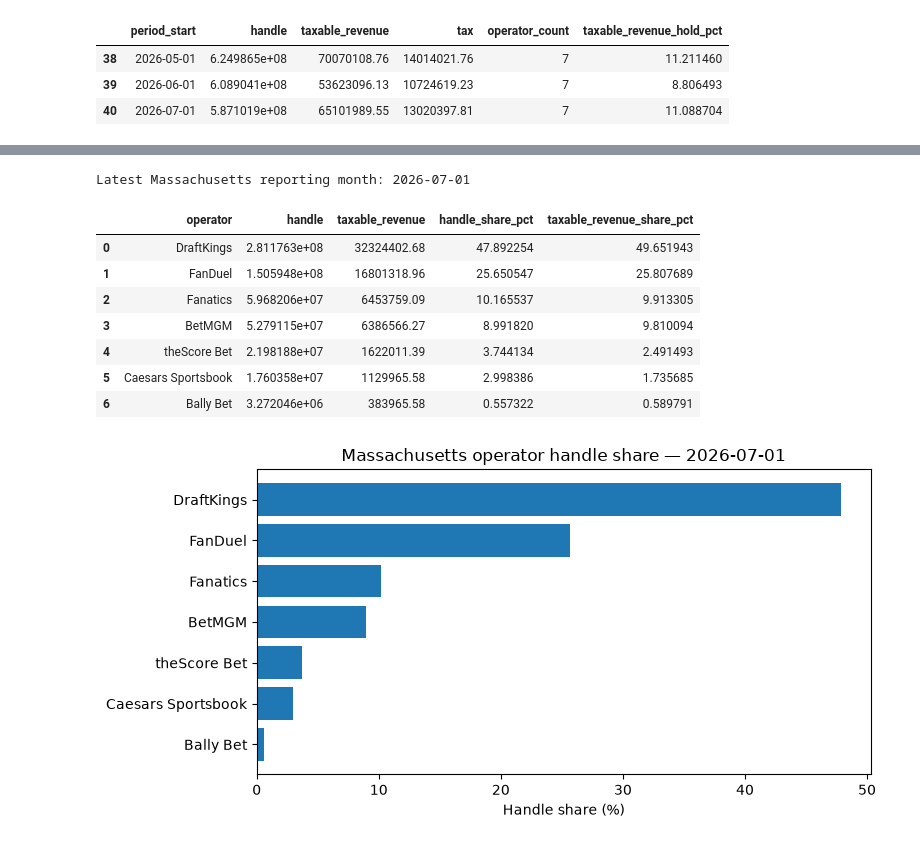
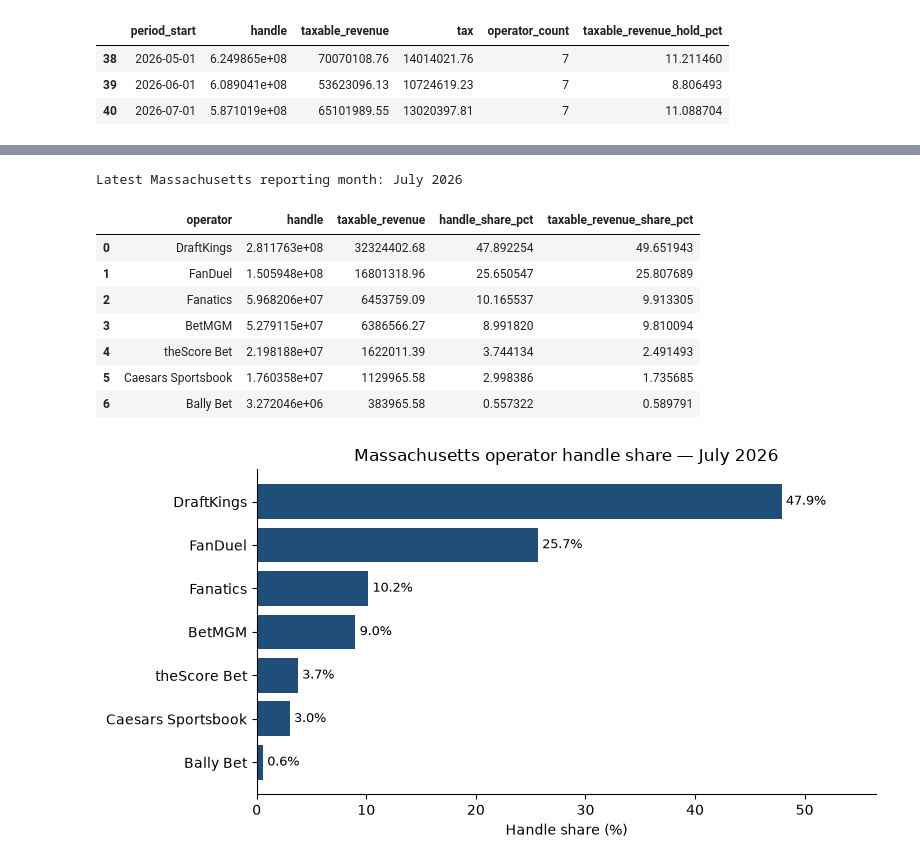
Before and after one commit to seangelb/researchOS, a Jupyter notebook: notebooks/40_sqlite_ggr_analysis.ipynb, the cells around one changed output, grey strips where cells are left out. Drawn from its saved outputs; the diff is of its cells as text; code cells hidden in the pictures.

```diff
--- a/notebooks/40_sqlite_ggr_analysis.ipynb
+++ b/notebooks/40_sqlite_ggr_analysis.ipynb
@@ -201,6 +202,7 @@ ma_monthly = (
         operator_count=("operator", "nunique"),
     )
 )
+ma_monthly["period_start"] = pd.to_datetime(ma_monthly["period_start"])
 ma_monthly["taxable_revenue_hold_pct"] = (
     100.0 * ma_monthly["taxable_revenue"] / ma_monthly["handle"]
 )
@@ -243,34 +270,47 @@ plt.show()
 # %%
 latest_ma_month = ma_monthly["period_start"].iloc[-1]
-print(f"Latest Massachusetts reporting month: {latest_ma_month}")
+latest_ma_label = latest_ma_month.strftime("%B %Y")
+print(f"Latest Massachusetts reporting month: {latest_ma_label}")
 
-ma_latest_ops = ma_operators.loc[ma_operators["period_start"] == latest_ma_month].copy()
+ma_latest_ops = ma_operators.loc[
+    pd.to_datetime(ma_operators["period_start"]) == latest_ma_month
+].copy()
 handle_total = ma_latest_ops["handle"].sum()
 taxable_total = ma_latest_ops["taxable_revenue"].sum()
 
 ma_shares = ma_latest_ops.loc[:, ["operator", "handle", "taxable_revenue"]].copy()
 ma_shares["handle_share_pct"] = 100.0 * ma_shares["handle"] / handle_total
 ma_shares["taxable_revenue_share_pct"] = 100.0 * ma_shares["taxable_revenue"] / taxable_total
 ma_shares = ma_shares.sort_values("handle_share_pct", ascending=False).reset_index(drop=True)
 display(ma_shares)
 
-fig, ax = plt.subplots(figsize=(8, 4))
 plot_frame = ma_shares.sort_values("handle_share_pct")
-ax.barh(plot_frame["operator"], plot_frame["handle_share_pct"])
+fig, ax = plt.subplots(figsize=(8, 4.2))
+bars = ax.barh(plot_frame["operator"], plot_frame["handle_share_pct"], color=COLOR_HANDLE)
 ax.set_xlabel("Handle share (%)")
-ax.set_title(f"Massachusetts operator handle share — {latest_ma_month}")
+ax.set_title(f"Massachusetts operator handle share — {latest_ma_label}")
+ax.set_xlim(0, plot_frame["handle_share_pct"].max() * 1.18)
+ax.spines["top"].set_visible(False)
+ax.spines["right"].set_visible(False)
+ax.grid(False)
+for bar, value in zip(bars, plot_frame["handle_share_pct"]):
+    ax.text(
+        value + 0.4,
+        bar.get_y() + bar.get_height() / 2,
+        f"{value:.1f}%",
+        va="center",
+        fontsize=9,
+    )
 fig.tight_layout()
 plt.show()
-
-connection.close()
 # %% [output]
-Latest Massachusetts reporting month: 2026-07-01
+Latest Massachusetts reporting month: July 2026
 |  | operator | handle | taxable_revenue | handle_share_pct | taxable_revenue_share_pct |
 | 0 | DraftKings | 2.811763e+08 | 32324402.68 | 47.892254 | 49.651943 |
 | 1 | FanDuel | 1.505948e+08 | 16801318.96 | 25.650547 | 25.807689 |
 | 2 | Fanatics | 5.968206e+07 | 6453759.09 | 10.165537 | 9.913305 |
 | 3 | BetMGM | 5.279115e+07 | 6386566.27 | 8.991820 | 9.810094 |
 | 4 | theScore Bet | 2.198188e+07 | 1622011.39 | 3.744134 | 2.491493 |
 | 5 | Caesars Sportsbook | 1.760358e+07 | 1129965.58 | 2.998386 | 1.735685 |
 | 6 | Bally Bet | 3.272046e+06 | 383965.58 | 0.557322 | 0.589791 |
-[figure, old version]
+[figure, new version]
```
Also changed, not shown: parts of 5 cells of this notebook.
